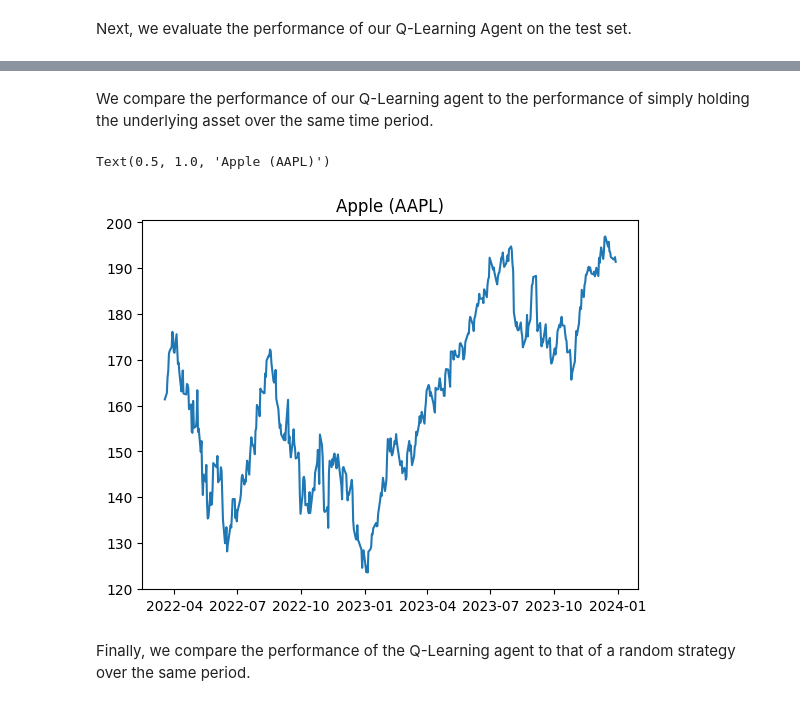
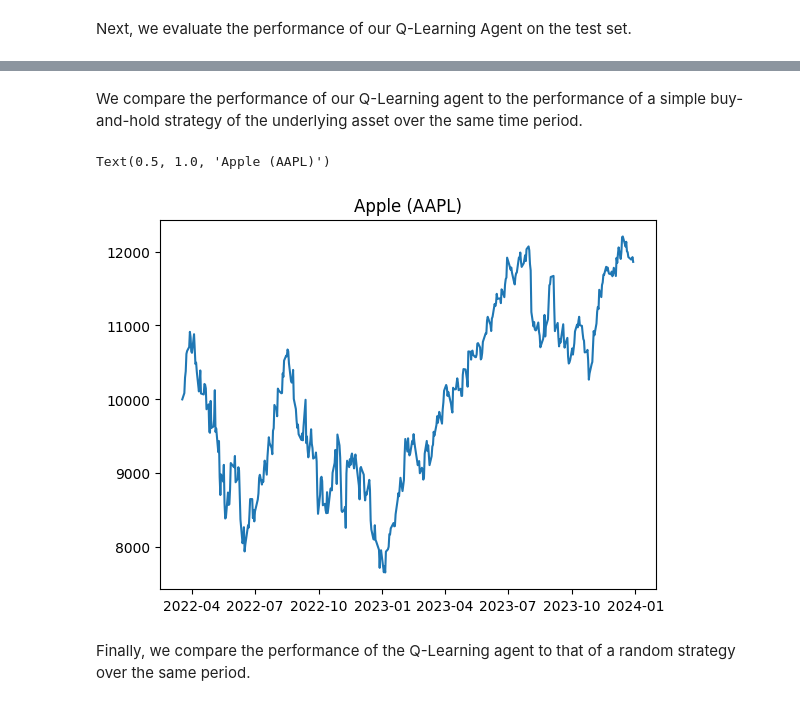
Before and after one commit to moritzmath/RL_Trading, a Jupyter notebook: q_learning_notebook.ipynb, the cells around one changed output, grey strips where cells are left out. Cells and saved outputs as stored; diff of their text form; code cells hidden in the pictures.

```diff
--- a/q_learning_notebook.ipynb
+++ b/q_learning_notebook.ipynb
@@ -273,11 +221,12 @@ Text(0.5, 1.0, 'Q-Learning agent (Train Set)')
 # %% [markdown]
-We compare the performance of our Q-Learning agent to the performance of simply holding the underlying asset over the same time period.
+We compare the performance of our Q-Learning agent to the performance of a simple buy-and-hold strategy of the underlying asset over the same time period.
 # %%
-plt.plot(test_data['Date'],test_data['Close'])
+initial_num_shares = 10000/test_data["Close"][0]
+plt.plot(test_data['Date'],test_data['Close']*initial_num_shares)
 plt.title("Apple (AAPL)")
 # %% [output]
 Text(0.5, 1.0, 'Apple (AAPL)')
-[figure, old version]
+[figure, new version]
 # %% [markdown]
 Finally, we compare the performance of the Q-Learning agent to that of a random strategy over the same period.
 # %%
```
Also changed, not shown: parts of 16 cells of this notebook.
